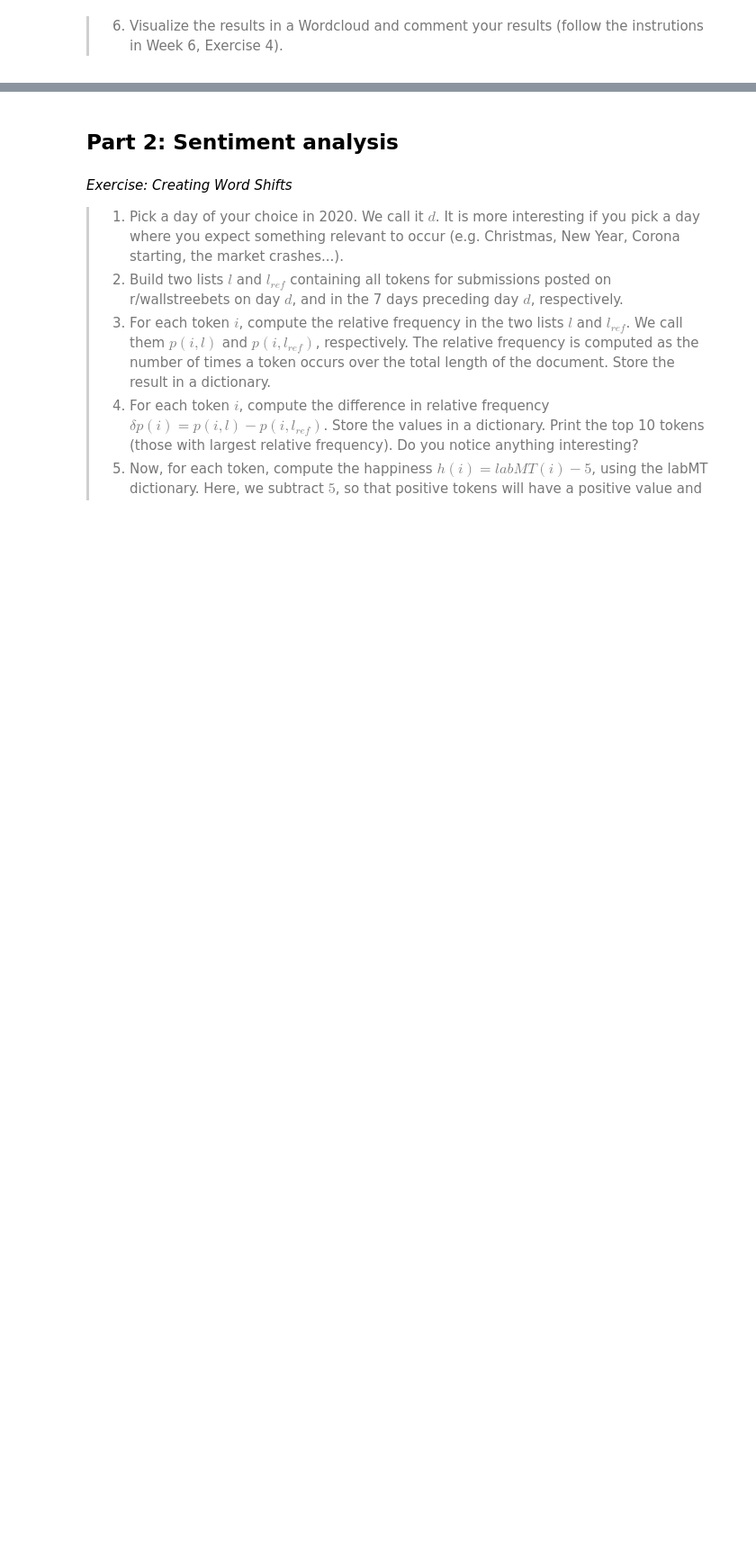
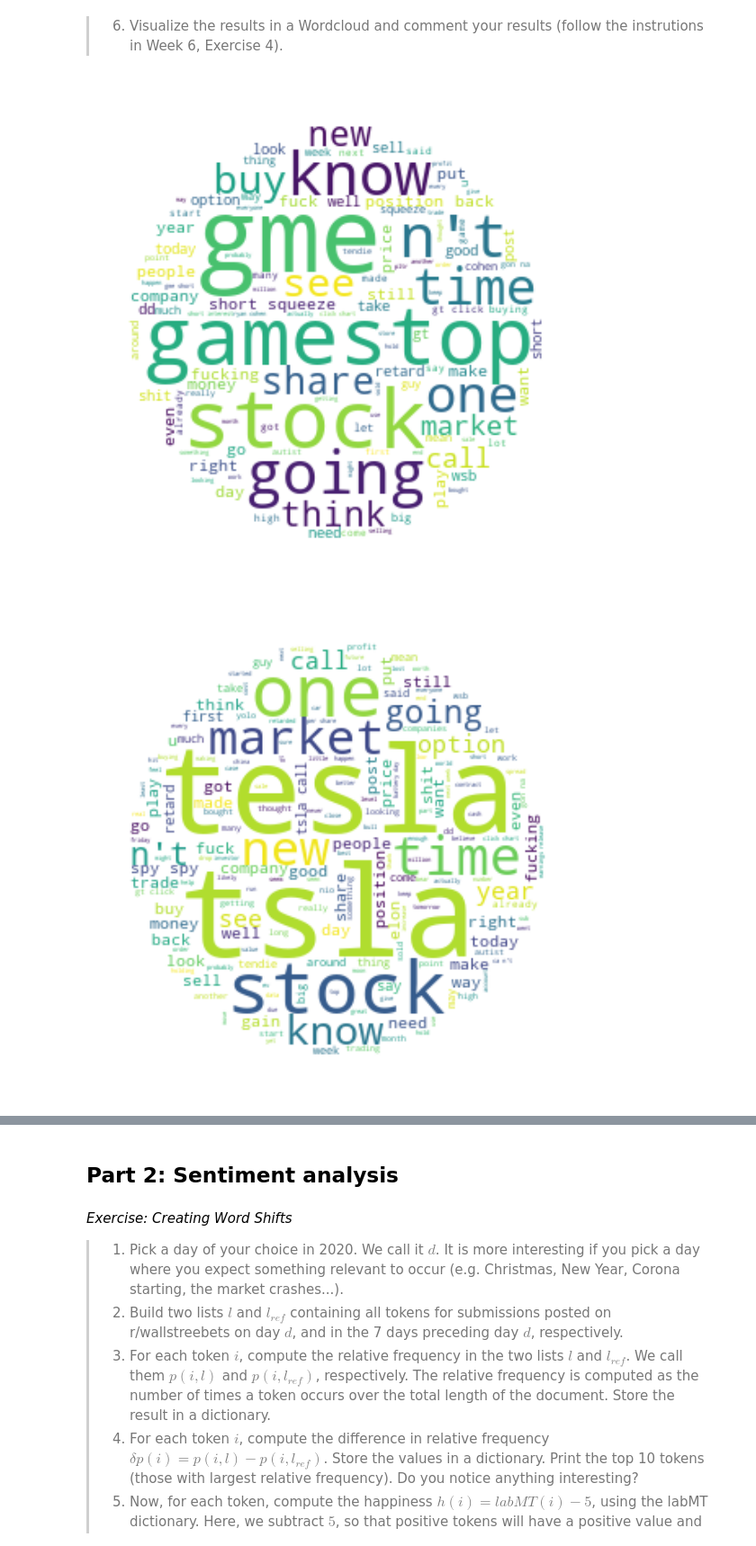
Before and after one commit to TECH-yufu/comsocsci2022-assignment-2, a Jupyter notebook: Assignment2.ipynb, the cells around one changed output, grey strips where cells are left out. Shown at 90% size. Saved outputs shown, nothing was run; the diff lists cells and outputs as text; code cells hidden in the pictures; blank space fills up the shorter version.

```diff
--- a/Assignment2.ipynb
+++ b/Assignment2.ipynb
@@ -213,0 +296,2 @@ $$\operatorname{idf}(t, D)=\log \frac{N}{|\{d \in D: t \in d\}|}$$
+# %%
+IDF_df = pd.read_csv("IDF.csv", index_col=0)
@@ -220,3 +309,25 @@ The natural logarithm was used. The base is not important, however, as the logar
 >   * List the 10 top TF words for each stock.
 >  * List the 10 top TF-IDF words for each stock.
 >   * Are these 10 words more descriptive of the stock? If yes, what is it about IDF that makes the words more informative?
+# %%
+for key in five_stocks:
+    unique_terms = np.unique(document_dic[key])
+    TF_IDF = {}
+    # top 10 TF for each stock
+    print("stock:", key)
+    print("Top 10 TF words")
+    a = dict(Counter(document_dic[key],sorted=True))
+    print(sorted(a, key=a.get, reverse=True)[:10])
+    counts = sorted(a.values(), reverse=True)[:10]
+    tf = [count/len(document_dic[key]) for count in counts]
+    print(tf)
+
+
+    # top 10 TF-IDF for each stock
+    for t in unique_terms:
+        TF_IDF[t] = float(IDF_df['IDF'].loc[IDF_df.index == str((t,key))]) * a[t]
+    print("Top 10 TF-IDF words")
+    print(sorted(TF_IDF, key=TF_IDF.get, reverse=True)[:10])
+    b = sorted(TF_IDF.values(), reverse=True)[:10]
+    print(b)
+    print("\n")
@@ -223,2 +356,23 @@ The natural logarithm was used. The base is not important, however, as the logar
 # %% [markdown]
 > 6. Visualize the results in a Wordcloud and comment your results (follow the instrutions in Week 6, Exercise 4).
+# %%
+from wordcloud import WordCloud
+import matplotlib.pyplot as plt
+
+x, y = np.ogrid[:300, :300]
+
+mask = (x - 150) ** 2 + (y - 150) ** 2 > 130 ** 2
+mask = 255 * mask.astype(int)
+wc = WordCloud(background_color="white", repeat=True, mask=mask)
+
+for key in five_stocks:
+    text = ' '.join([str(elem) for elem in document_dic[key]])
+    # Generate a word cloud image
+    wordcloud = wc.generate(text)
+    plt.figure(figsize=(10,10))
+    plt.imshow(wordcloud, interpolation='bilinear')
+    plt.axis("off")
+    plt.show()
+# %% [output]
+[figure, added]
+[figure, added]
```
Also changed, not shown: parts of 16 cells of this notebook, 2 other files.
